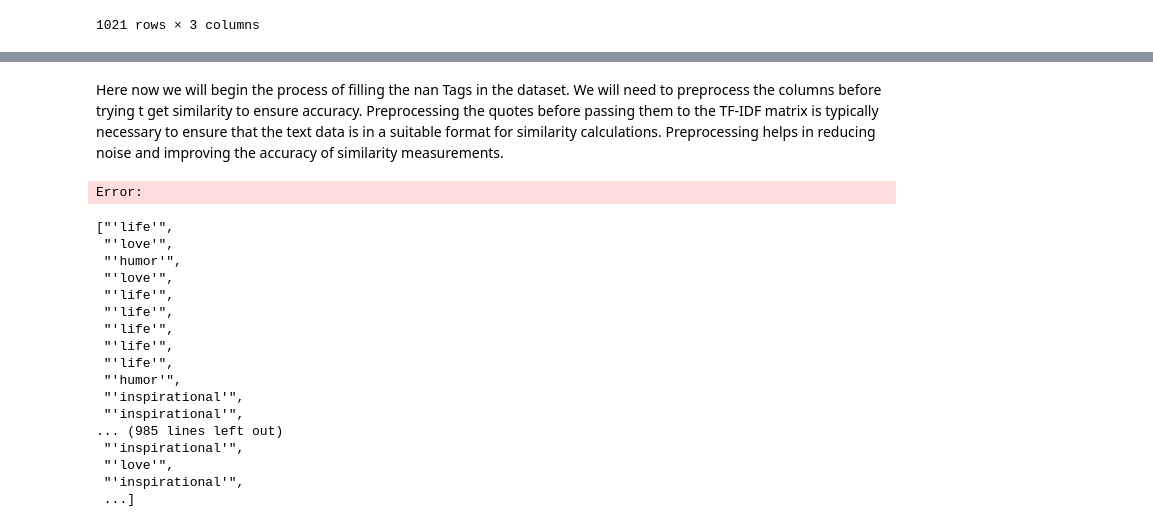
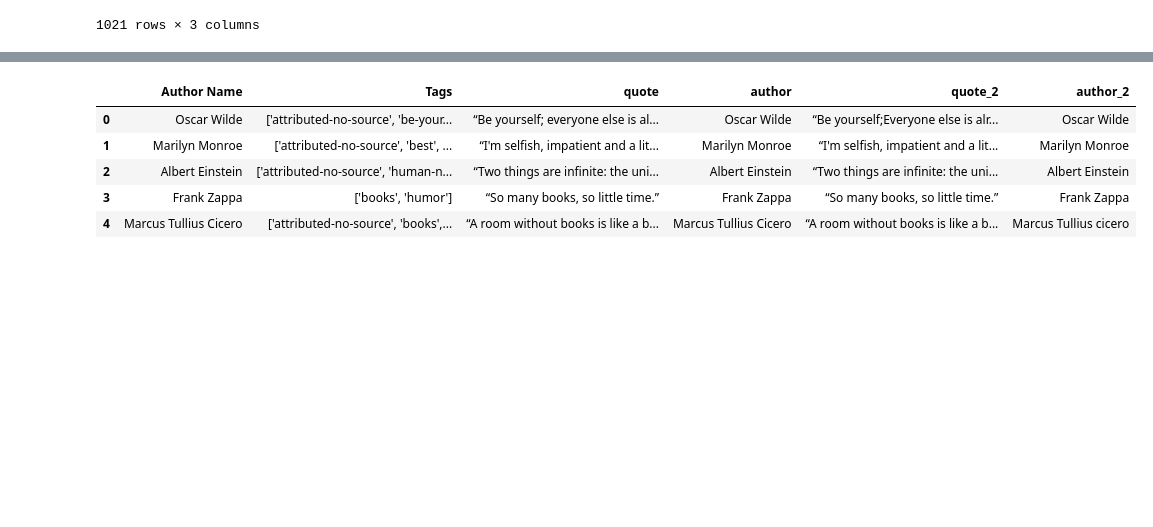
Before and after one commit to I-Macharia/Everyday_Quotes, a Jupyter notebook: Quotes.ipynb, the cells around one changed output, grey strips where cells are left out. Saved outputs shown, nothing was run; the diff lists cells and outputs as text; code cells hidden in the pictures; blank space fills up the shorter version.

```diff
--- a/Quotes.ipynb
+++ b/Quotes.ipynb
@@ -155,2 +166,0 @@ quotes.groupby('Author Name').sum()
-# %% [markdown]
-Here now we will begin the process of filling the nan Tags in the dataset. We will need to preprocess the columns before trying t get similarity to ensure accuracy. Preprocessing the quotes before passing them to the TF-IDF matrix is typically necessary to ensure that the text data is in a suitable format for similarity calculations. Preprocessing helps in reducing noise and improving the accuracy of similarity measurements.
@@ -161,43 +166,0 @@ quotes['quote_1'] = quotes['quote_2'].fillna('').apply(preprocess_text)
-# %%
-# Step 2: Vectorize Quotes
-tfidf_vectorizer = TfidfVectorizer()
-tfidf_matrix = tfidf_vectorizer.fit_transform(quotes['quote_1'].fillna(''))
-cosine_similarities = cosine_similarity(tfidf_matrix, tfidf_matrix)
-
-# Step 3: Define a Threshold (You can adjust this threshold)
-similarity_threshold = 0.1
-
-# Step 4: Fill NaN Values
-for idx, row in quotes.iterrows():
-    if pd.isna(row['Tags']):
-        if similar_quotes := [
-            (quotes.iloc[i]['Tags'], cosine_similarities[idx, i])
-            for i in range(len(quotes))
-            if not pd.isna(quotes.iloc[i]['Tags'])
-            and cosine_similarities[idx, i] > similarity_threshold
-        ]:
-            # Collect unique tags from similar quotes using a set
-            all_tags = {tags for tags, _ in similar_quotes}
-            quotes.at[idx, 'Tags'] = ', '.join(all_tags)
-# %% [output]
-Error:
-# %%
-list(quotes.Tags)
-# %% [output]
-["'life'",
- "'love'",
- "'humor'",
- "'love'",
- "'life'",
- "'life'",
- "'life'",
- "'life'",
- "'life'",
- "'humor'",
- "'inspirational'",
- "'inspirational'",
-... (985 lines left out)
- "'inspirational'",
- "'love'",
- "'inspirational'",
- ...]
@@ -203,0 +170,9 @@ list(quotes.Tags)
+# %%
+quotes_2.head()
+# %% [output]
+|  | Author Name | Tags | quote | author | quote_2 | author_2 |
+| 0 | Oscar Wilde | ['attributed-no-source', 'be-your... | “Be yourself; everyone else is al... | Oscar Wilde | “Be yourself;Everyone else is alr... | Oscar Wilde |
+| 1 | Marilyn Monroe | ['attributed-no-source', 'best', ... | “I'm selfish, impatient and a lit... | Marilyn Monroe | “I'm selfish, impatient and a lit... | Marilyn Monroe |
+| 2 | Albert Einstein | ['attributed-no-source', 'human-n... | “Two things are infinite: the uni... | Albert Einstein | “Two things are infinite: the uni... | Albert Einstein |
+| 3 | Frank Zappa | ['books', 'humor'] | “So many books, so little time.” | Frank Zappa | “So many books, so little time.” | Frank Zappa |
+| 4 | Marcus Tullius Cicero | ['attributed-no-source', 'books',... | “A room without books is like a b... | Marcus Tullius Cicero | “A room without books is like a b... | Marcus Tullius cicero |
```
Also changed, not shown: parts of 16 cells of this notebook, 1 other file.
